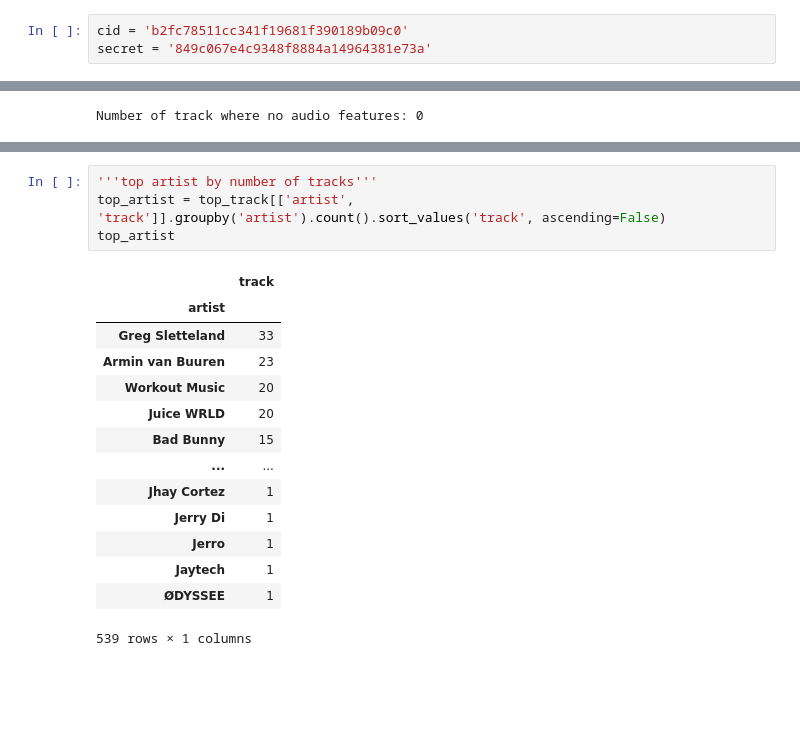
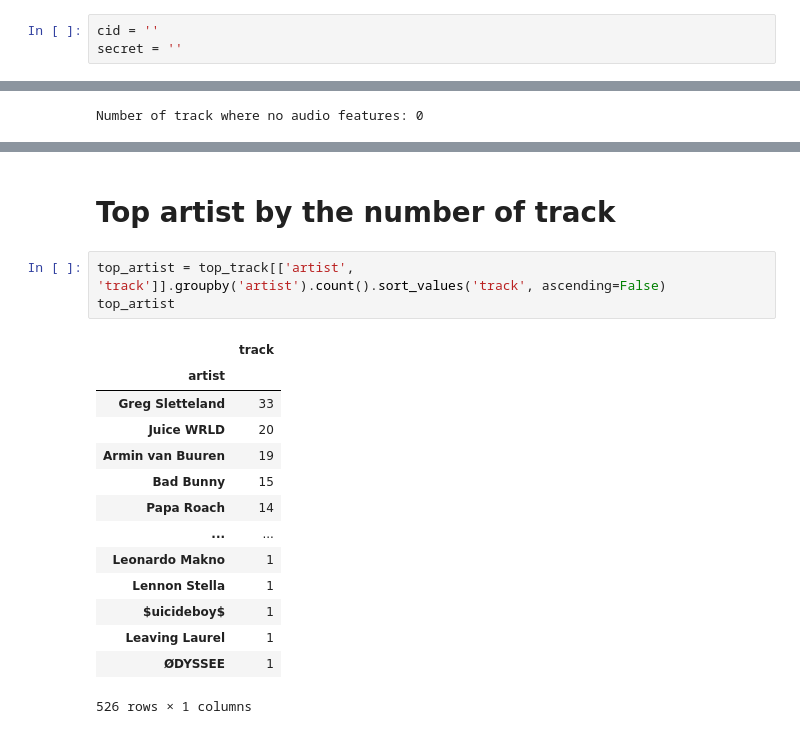
Before and after one commit to hoanglong45/spotify-eda, a Jupyter notebook: spotify.ipynb, the cells around one changed output, grey strips where cells are left out. Saved outputs shown, nothing was run; the diff lists cells and outputs as text; blank space fills up the shorter version.

```diff
--- a/spotify.ipynb
+++ b/spotify.ipynb
@@ -7,6 +30,6 @@ import matplotlib.pyplot as plt
 # %%
-cid = 'b2fc78511cc341f19681f390189b09c0'
-secret = '849c067e4c9348f8884a14964381e73a'
+cid = ''
+secret = ''
 # %%
 client_credential = SpotifyClientCredentials(client_id=cid, client_secret=secret)
 sp = spotipy.Spotify(client_credentials_manager=client_credential)
@@ -238,19 +263,20 @@ top_track
+# %% [markdown]
+# Top artist by the number of track
 # %%
-'''top artist by number of tracks'''
 top_artist = top_track[['artist', 'track']].groupby('artist').count().sort_values('track', ascending=False)
 top_artist
 # %% [output]
 |  | track |
 | artist |  |
 | Greg Sletteland | 33 |
-| Armin van Buuren | 23 |
-| Workout Music | 20 |
 | Juice WRLD | 20 |
+| Armin van Buuren | 19 |
 | Bad Bunny | 15 |
+| Papa Roach | 14 |
 | ... | ... |
-| Jhay Cortez | 1 |
-| Jerry Di | 1 |
-| Jerro | 1 |
-| Jaytech | 1 |
+| Leonardo Makno | 1 |
+| Lennon Stella | 1 |
+| $uicideboy$ | 1 |
+| Leaving Laurel | 1 |
 | ØDYSSEE | 1 |
-539 rows × 1 columns
+526 rows × 1 columns
```
Also changed, not shown: parts of 27 cells of this notebook, 2 other files.
